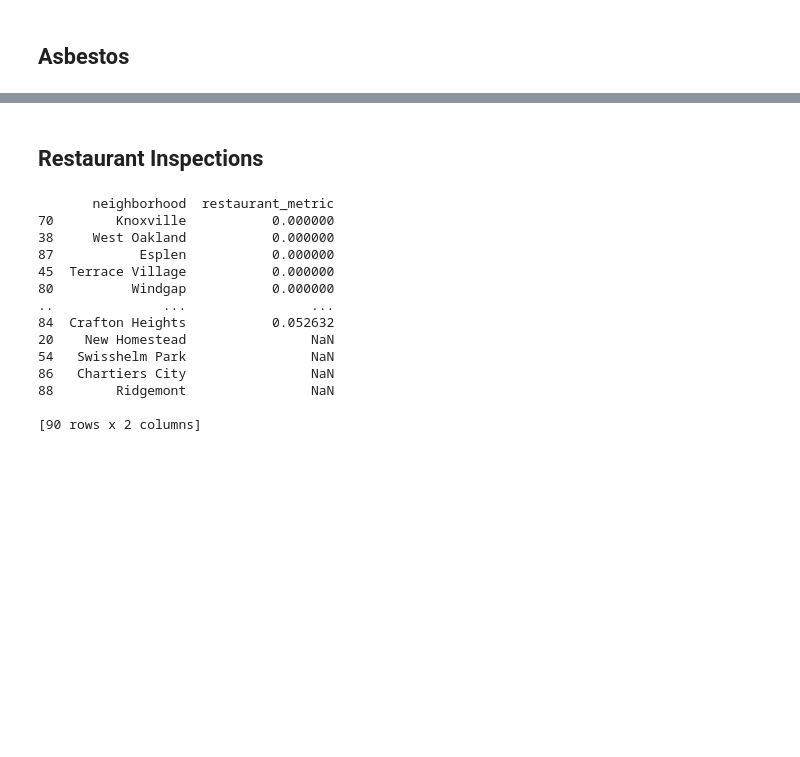
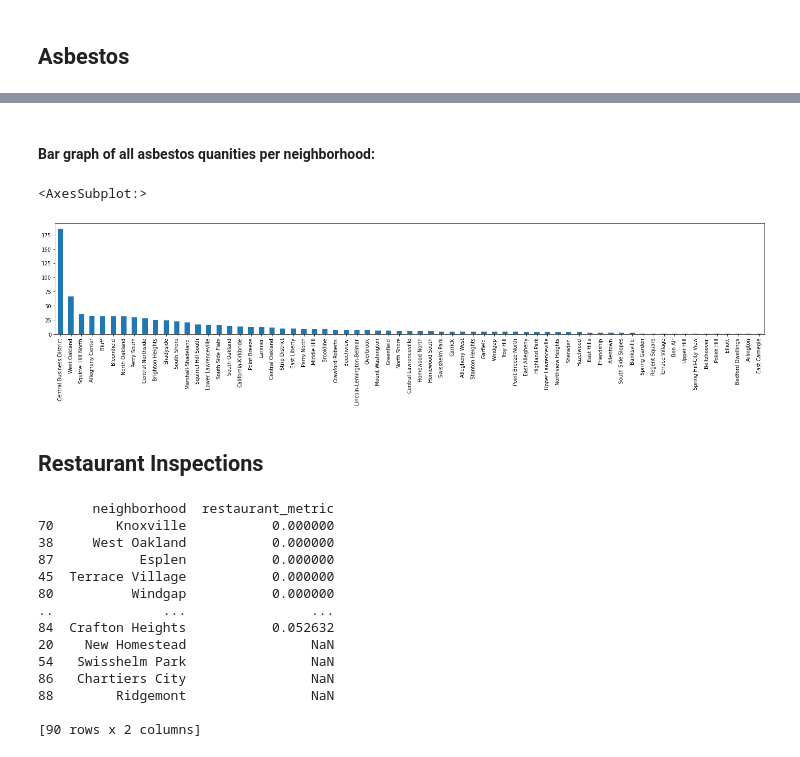
Before and after one commit to Steven-Jarmell/CS0010-FinalProject, a Jupyter notebook: FinalProjectMainFile.ipynb, the cells around one changed output, grey strips where cells are left out. Cells and saved outputs as stored; diff of their text form; code cells hidden in the pictures; blank space fills up the shorter version.

Commit message:
Begun adding asbestos info into final notebook

```diff
--- a/FinalProjectMainFile.ipynb
+++ b/FinalProjectMainFile.ipynb
@@ -14,3 +14,5 @@ neighborhood_metrics["neighborhood"] = neighborhood_shapes["hood"]
 # When you add your metric column, make sure it's aligned to the way the neighborhoods are stored in neighborhood_metrics
 # %% [markdown]
 ## Asbestos
+# %%
+asbestos_data = pd.read_csv("data_with_neighborhoods/Asbestos_WithNeighborhood.csv")
@@ -16,0 +21,3 @@ neighborhood_metrics["neighborhood"] = neighborhood_shapes["hood"]
+# %%
+asbestos_query = asbestos_data["job_complete"] == "f"
+contains_asbestos = asbestos_data[asbestos_query]
@@ -17,3 +48,10 @@ neighborhood_metrics["neighborhood"] = neighborhood_shapes["hood"]
+# %% [markdown]
+#### Bar graph of all asbestos quanities per neighborhood:
+# %%
+contains_asbestos["neighborhood"].value_counts().plot.bar(figsize = (25,4))
+# %% [output]
+<AxesSubplot:>
+[figure, added]
 # %% [markdown]
 ## Restaurant Inspections
 # %%
```
Also changed, not shown: parts of 6 cells of this notebook.
